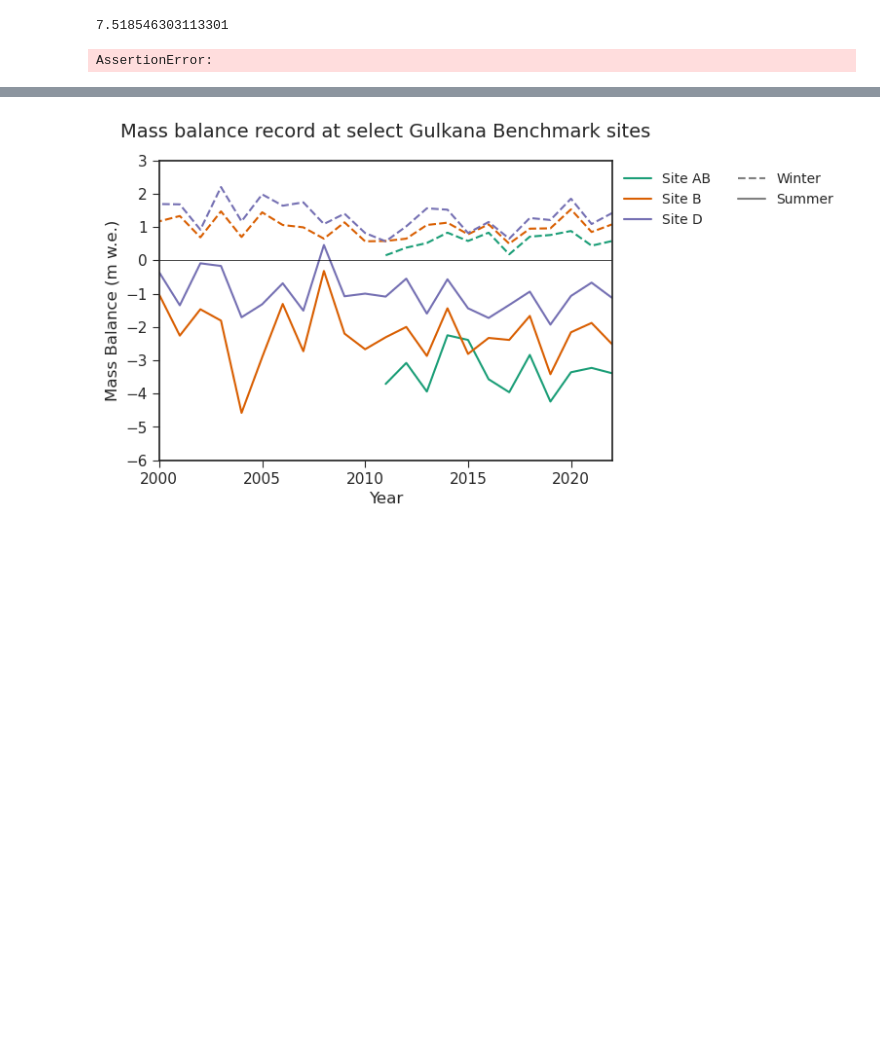
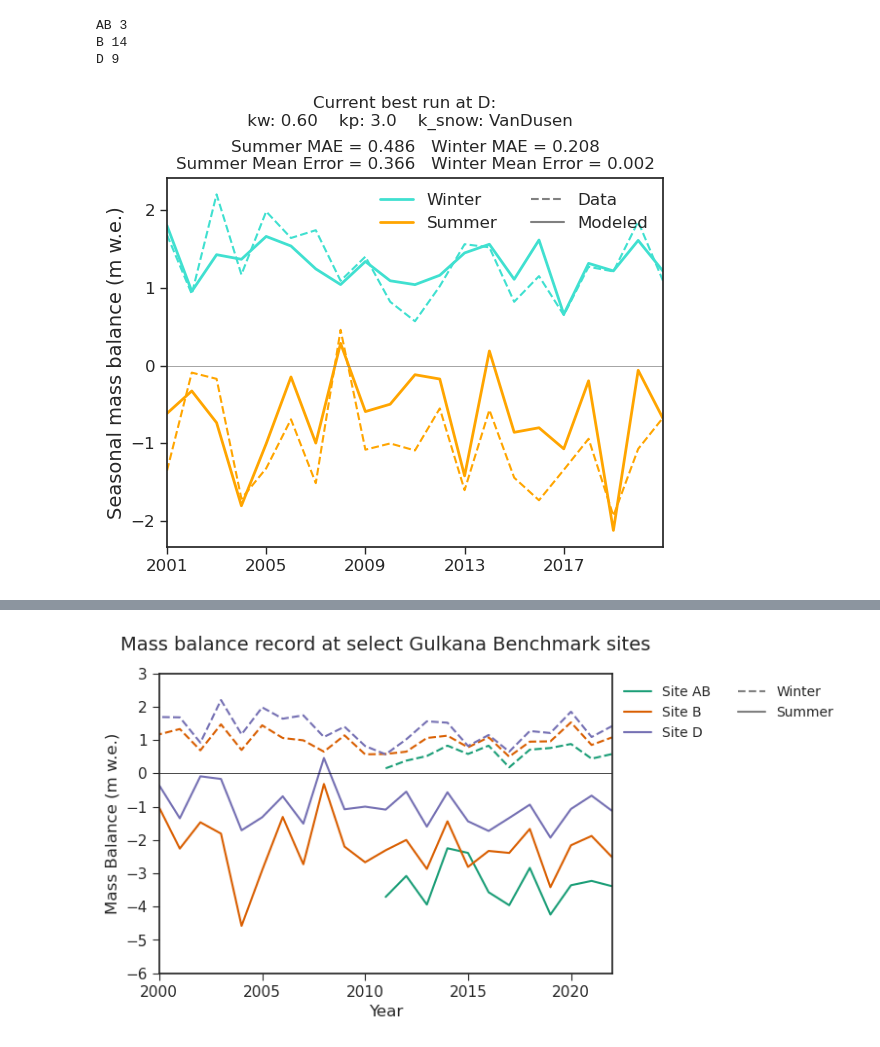
Before and after one commit to clairevwilson/PyGEM-EB, a Jupyter notebook: calibration_plotting.ipynb, the cells around one changed output, grey strips where cells are left out. Drawn from its saved outputs; the diff is of its cells as text; code cells hidden in the pictures; blank space fills up the shorter version.

```diff
--- a/calibration_plotting.ipynb
+++ b/calibration_plotting.ipynb
@@ -14,34 +11,28 @@ The autoreload extension is already loaded. To reload it, use:
-# %%
-site = 'D'
-dslist = []
-for low,high in [[0,1],[0,2],[1.2,3.2]]:
-    path_out = f'/home/claire/research/Output/calibration/10_03/low{low}_high{high}_site{site}_0.nc'
-    ds,startdate,enddate = getds(path_out)
-    # plot_by(ds,[startdate,enddate],[['melt']],f'Low: {low}   High: {high}',by='doy')
-    dslist.append(ds)
-    print(float(ds.attrs['time_elapsed'][:-2]) * 10/3600)
-    assert 1==0
-compare_runs(dslist,[startdate,'2001-04-20'],['first','middle','last'],'accum')
-# %% [output]
-7.518546303113301
-AssertionError:
 # %%
 # FIND BEST RUN IN A SET
-date = '10_02'
+date = '10_07_0'
 path_out = f'/home/claire/research/Output/calibration/{date}/'
-site = 'D'
-param = 'kw' if site == 'D' else 'a_ice'
+sites= ['AB','B','D']
 # fn = f'kw{kw}_ksnow{k_snow}_aice{a_ice}_site{site}_0.nc'
-dslist = []
-outlist = []
-for i in range(50):
-    fn = f'{param}_calibration_{site}_{date}_run{i}_0.nc'
+dsdict = {'AB':[],'B':[],'D':[]}
+outdict = {'AB':[],'B':[],'D':[]}
+for i in range(150):
+    fn = f'calibration_{date[:-2]}_run{i}_0.nc'
     ds,startdate,enddate = getds(path_out+fn)
+    site = ds.attrs['site']
     winter,summer = seasonal_mass_balance(data_fp,ds,site)
-    dslist.append(ds)
+    dsdict[site].append(ds)
     # if i % 5 == 0:
     #     print(ds.attrs[param])
-    outlist.append(np.mean([winter,summer]))
+    # outdict[site].append(np.mean([winter,summer]))
+    outdict[site].append(winter)
     # print(ds.attrs['k_snow'],winter,summer,np.mean([winter,summer]))
-ds = dslist[np.argmin(outlist)]
+best = {}
+for site in sites:
+    best[site] = dsdict[site][np.argmin(outdict[site])]
+    print(site,np.argmin(outdict[site]))
     # simple_plot(ds,['2004-04-20','2004-10-20'],[['albedo']],res='d')
+# %% [output]
+AB 3
+B 14
+D 9
@@ -48,3 +98,17 @@ ds = dslist[np.argmin(outlist)]
+# %%
+# for site in sites:
+for site in ['D']:
+    ds = best[site]
+    param = 'kw' if site == 'D' else 'a_ice'
+    k_snow = ds.attrs['k_snow']
+    kw = ds.attrs['kw']
+    a_ice = ds.attrs['a_ice']
+    kp = ds.attrs['kp']
+    param_value = float(ds.attrs[param])
+    fig,ax = seasonal_mass_balance(data_fp,ds,site,plot=True)
+    fig.suptitle(f'Current best run at {site}: \n {param}: {param_value:.2f}    kp: {kp}    k_snow: {k_snow}',y=1.05)
+# %% [output]
+[figure, added]
 # %%
 k_snow = ds.attrs['k_snow']
 kw = ds.attrs['kw']
```
Also changed, not shown: parts of 5 cells of this notebook, 4 other files.
